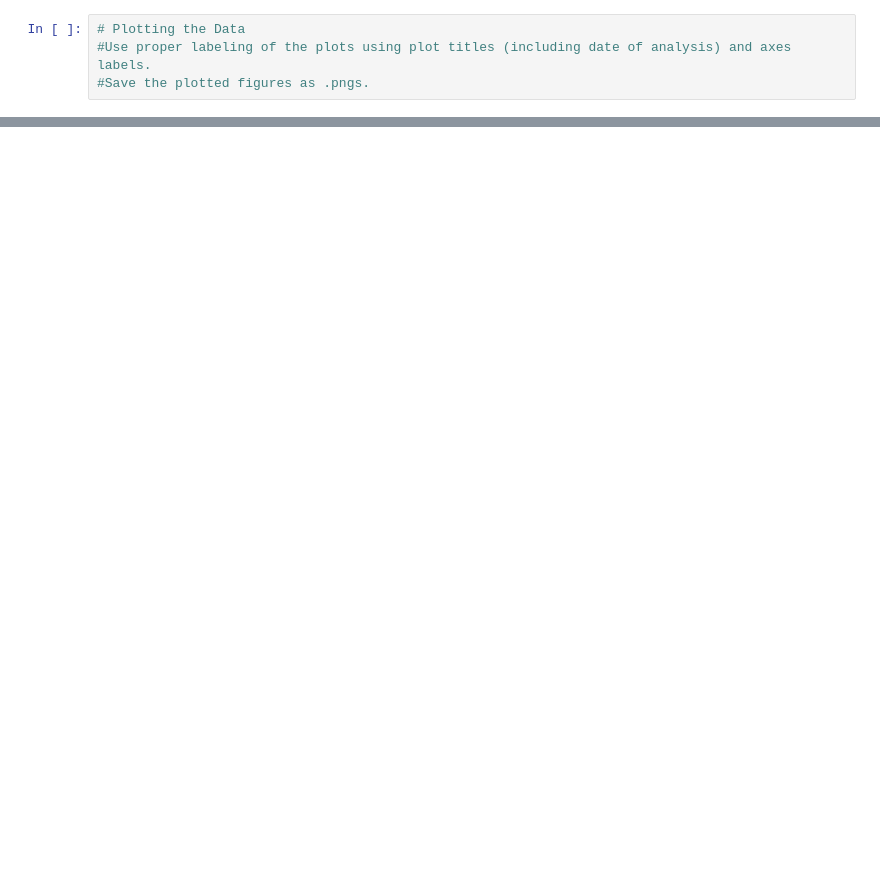
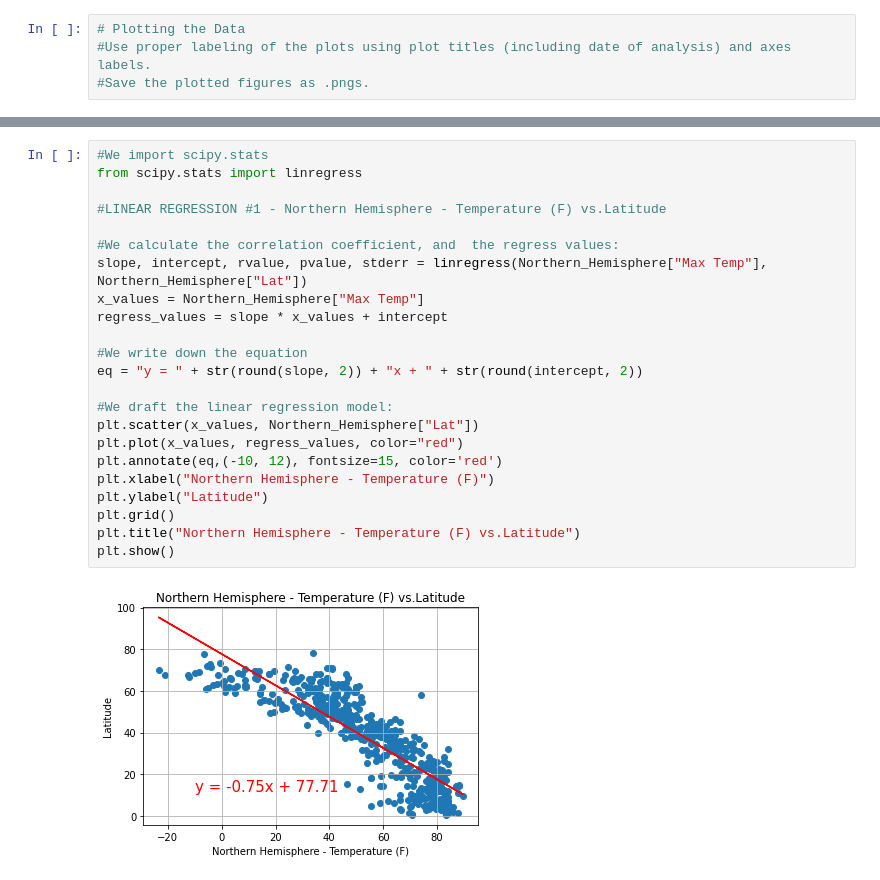
Before and after one commit to JorgeArV/API-challenge, a Jupyter notebook: Homework/Instructions/Untitled.ipynb, the cells around one changed output, grey strips where cells are left out. Drawn from its saved outputs; the diff is of its cells as text; blank space fills up the shorter version.

```diff
--- a/Homework/Instructions/Untitled.ipynb
+++ b/Homework/Instructions/Untitled.ipynb
@@ -251,0 +264,25 @@ lat_lngs = zip(lats, lngs)
+# %%
+#We import scipy.stats
+from scipy.stats import linregress
+
+#LINEAR REGRESSION #1 - Northern Hemisphere - Temperature (F) vs.Latitude
+
+#We calculate the correlation coefficient, and  the regress values:
+slope, intercept, rvalue, pvalue, stderr = linregress(Northern_Hemisphere["Max Temp"], Northern_Hemisphere["Lat"])
+x_values = Northern_Hemisphere["Max Temp"]
+regress_values = slope * x_values + intercept
+
+#We write down the equation
+eq = "y = " + str(round(slope, 2)) + "x + " + str(round(intercept, 2))
+
+#We draft the linear regression model:
+plt.scatter(x_values, Northern_Hemisphere["Lat"])
+plt.plot(x_values, regress_values, color="red")
+plt.annotate(eq,(-10, 12), fontsize=15, color='red')
+plt.xlabel("Northern Hemisphere - Temperature (F)")
+plt.ylabel("Latitude")
+plt.grid()
+plt.title("Northern Hemisphere - Temperature (F) vs.Latitude")
+plt.show()
+# %% [output]
+[figure, added]
```
Also changed, not shown: parts of 17 cells of this notebook.
